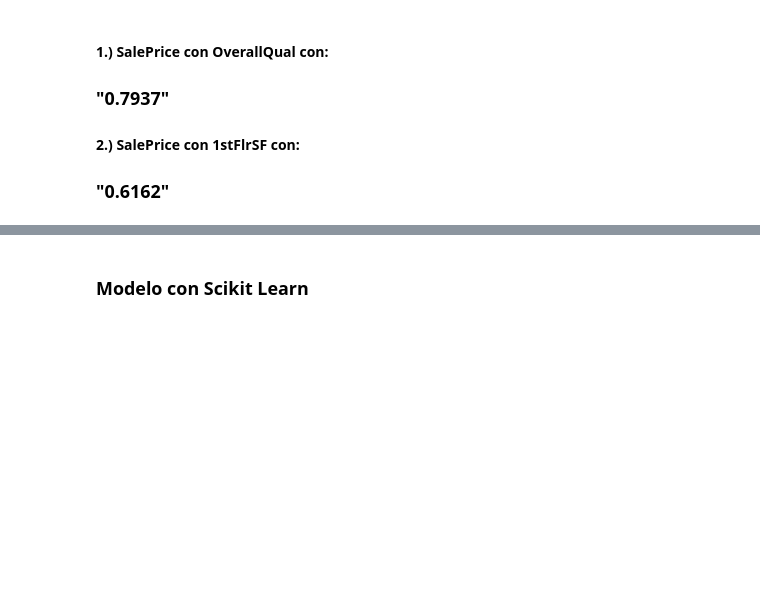
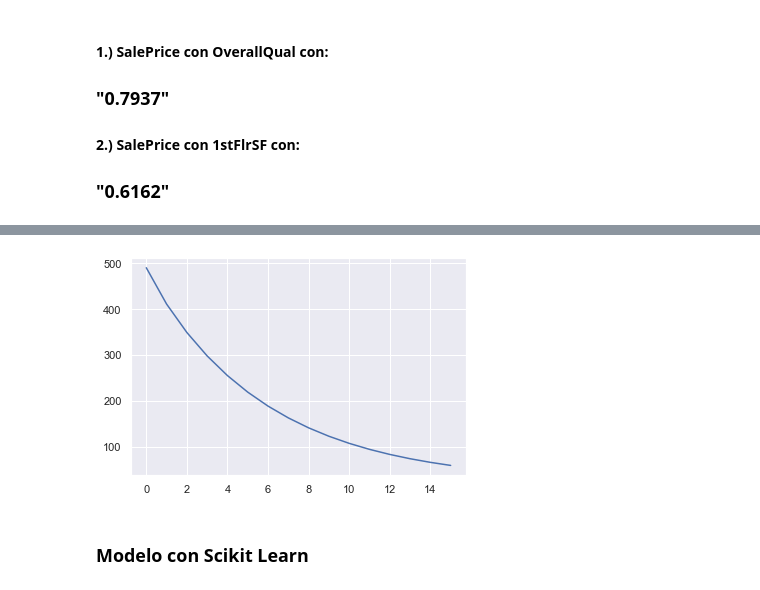
Before and after one commit to efunezs202/Galileo_EFS, a Jupyter notebook: ProyectoFinalEFS20032042.ipynb, the cells around one changed output, grey strips where cells are left out. Cells and saved outputs as stored; diff of their text form; code cells hidden in the pictures; blank space fills up the shorter version.

```diff
--- a/ProyectoFinalEFS20032042.ipynb
+++ b/ProyectoFinalEFS20032042.ipynb
@@ -572,3 +657,16 @@ La función de recta con mejor ajuste es: y=  16394.415063298722 x + 2462.182706
+# %%
+# funcion de error
+datos_prueba_error = {0: 490.30550369702013, 1: 411.20824165733296, 2: 349.25813564326677, 3: 298.1863054705321, 4: 255.38826145650143, 5: 219.34061356133492, 6: 188.92822564233214, 7: 163.25388363090846, 8: 141.57227729962202, 9: 123.25804381370438, 10: 107.7848022950795, 11: 94.70900649881223, 12: 83.65673802555814, 13: 74.31269181152038, 14: 66.41093342215102, 15: 59.72712740712429}
+
+def plot_errores(vector_errores):
+    ejes = sorted( datos_prueba_error.items() )
+    eje_X, eje_Y = zip(*ejes)
+    plt.plot(eje_X, eje_Y)
+    plt.show()
+
+plot_errores(datos_prueba_error)
+# %% [output]
+[figure, added]
 # %% [markdown]
 ### Modelo con Scikit Learn
 # %%
```
Also changed, not shown: parts of 70 cells of this notebook.
